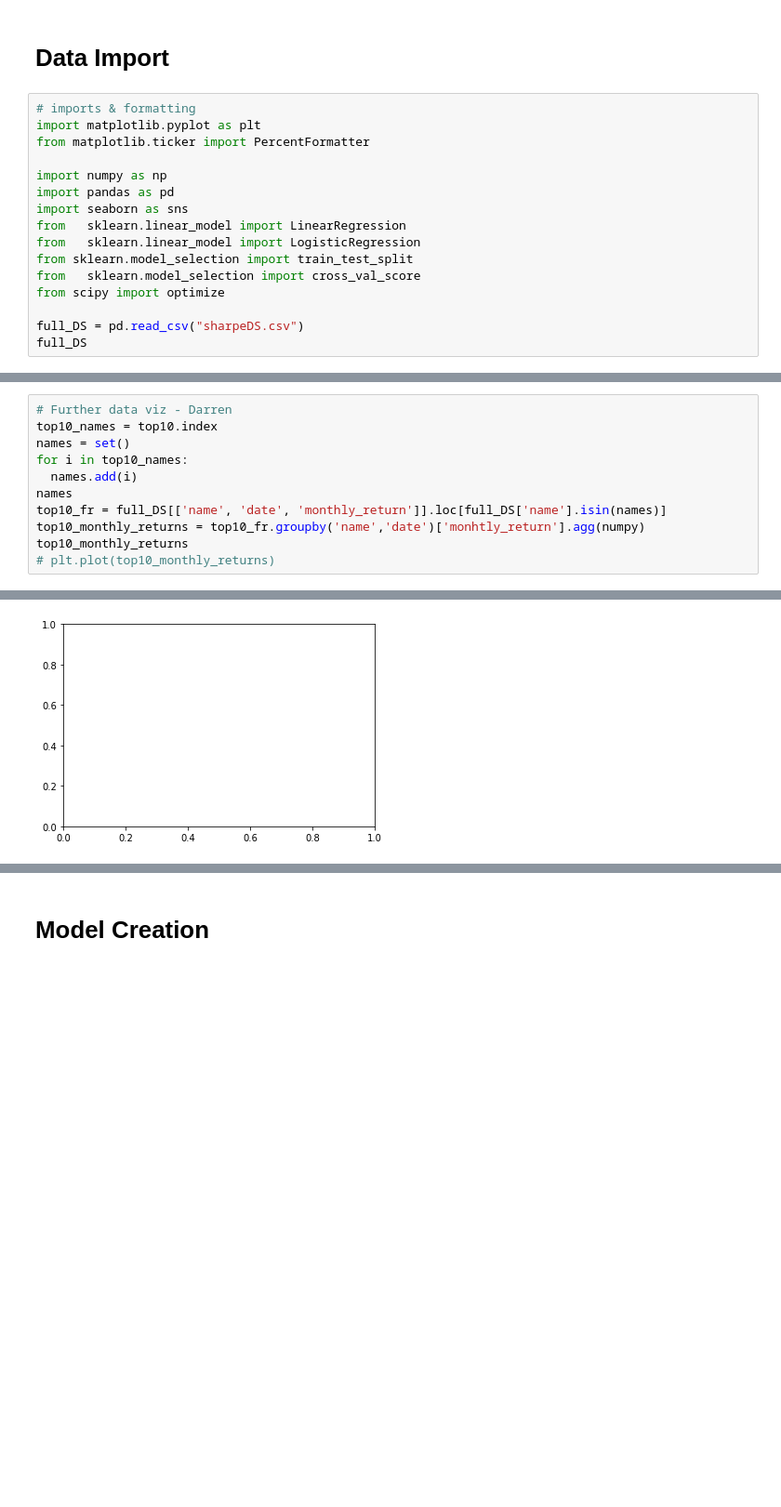
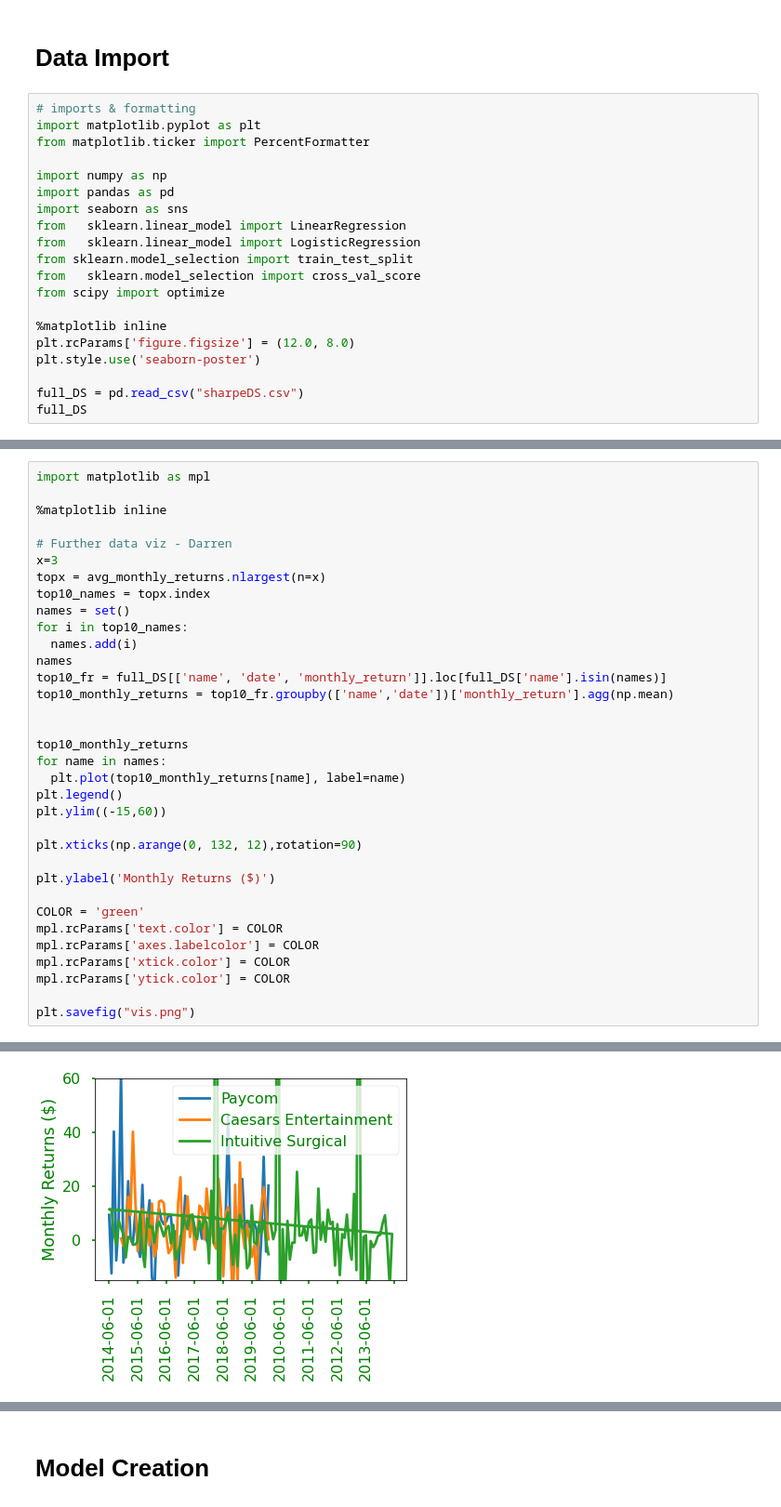
Before and after one commit to H-Cindy/CQF-Deep-Dive-Sharpe, a Jupyter notebook: Deep_dive_sharpe.ipynb, the cells around one changed output, grey strips where cells are left out. Shown at 93% size. Cells and saved outputs as stored; diff of their text form; blank space fills up the shorter version.

```diff
--- a/Deep_dive_sharpe.ipynb
+++ b/Deep_dive_sharpe.ipynb
@@ -44,6 +48,10 @@ from sklearn.model_selection import train_test_split
 from   sklearn.model_selection import cross_val_score
 from scipy import optimize
 
+%matplotlib inline
+plt.rcParams['figure.figsize'] = (12.0, 8.0)
+plt.style.use('seaborn-poster')
+
 full_DS = pd.read_csv("sharpeDS.csv")
 full_DS
 # %% [output]
@@ -72,12 +187,35 @@ Name: monthly_return, dtype: float64
 # %%
+import matplotlib as mpl
+
+%matplotlib inline
+
 # Further data viz - Darren
-top10_names = top10.index
+x=3
+topx = avg_monthly_returns.nlargest(n=x)
+top10_names = topx.index
 names = set()
 for i in top10_names:
   names.add(i)
 names
 top10_fr = full_DS[['name', 'date', 'monthly_return']].loc[full_DS['name'].isin(names)]
-top10_monthly_returns = top10_fr.groupby('name','date')['monhtly_return'].agg(numpy)
+top10_monthly_returns = top10_fr.groupby(['name','date'])['monthly_return'].agg(np.mean)
+
+
 top10_monthly_returns
-# plt.plot(top10_monthly_returns)
+for name in names:
+  plt.plot(top10_monthly_returns[name], label=name)
+plt.legend()
+plt.ylim((-15,60))
+
+plt.xticks(np.arange(0, 132, 12),rotation=90)
+
+plt.ylabel('Monthly Returns ($)')
+
+COLOR = 'green'
+mpl.rcParams['text.color'] = COLOR
+mpl.rcParams['axes.labelcolor'] = COLOR
+mpl.rcParams['xtick.color'] = COLOR
+mpl.rcParams['ytick.color'] = COLOR
+
+plt.savefig("vis.png")
 # %% [output]
@@ -85,2 +222,2 @@ TypeError: ignored
-[figure, old version]
+[figure, new version]
 # %%
```
Also changed, not shown: parts of 11 cells of this notebook, 1 other file.
